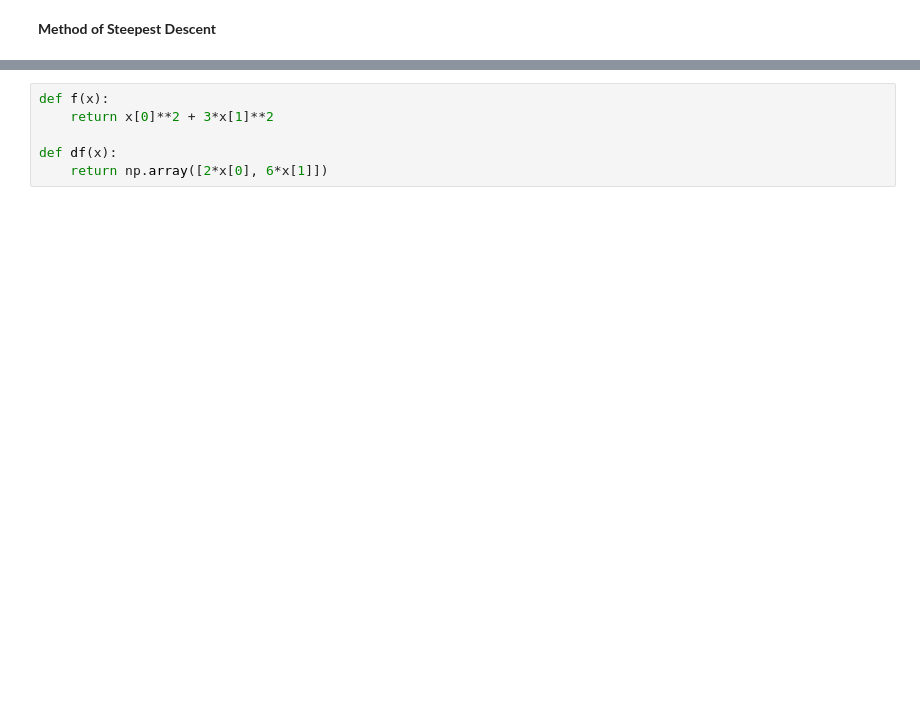
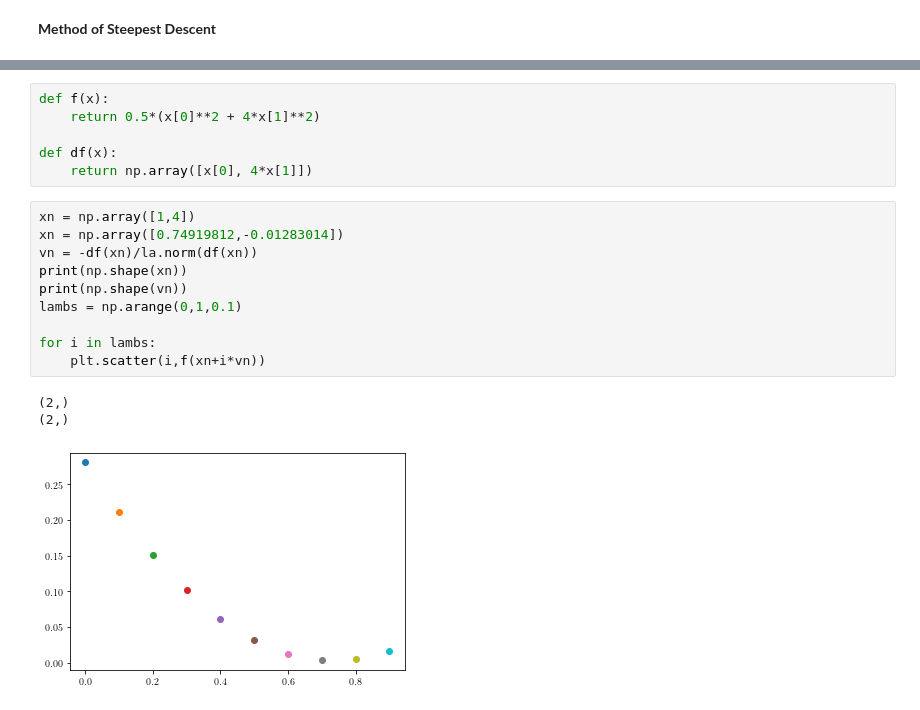
Before and after one commit to ndoyle815/MA934, a Jupyter notebook: Week3/optimisation.ipynb, the cells around one changed output, grey strips where cells are left out. Saved outputs shown, nothing was run; the diff lists cells and outputs as text; blank space fills up the shorter version.

```diff
--- a/Week3/optimisation.ipynb
+++ b/Week3/optimisation.ipynb
@@ -158,8 +176,22 @@ def SteepestDescent(f, df, x0, tol, use_dual=False):
     return xn
 # %%
 def f(x):
-    return x[0]**2 + 3*x[1]**2
+    return 0.5*(x[0]**2 + 4*x[1]**2)
 
 def df(x):
-    return np.array([2*x[0], 6*x[1]])
+    return np.array([x[0], 4*x[1]])
+# %%
+xn = np.array([1,4])
+xn = np.array([0.74919812,-0.01283014])
+vn = -df(xn)/la.norm(df(xn))
+print(np.shape(xn))
+print(np.shape(vn))
+lambs = np.arange(0,1,0.1)
+
+for i in lambs:
+    plt.scatter(i,f(xn+i*vn))
+# %% [output]
+(2,)
+(2,)
+[figure, added]
 # %%
```
Also changed, not shown: parts of 9 cells of this notebook, 1 other file.
